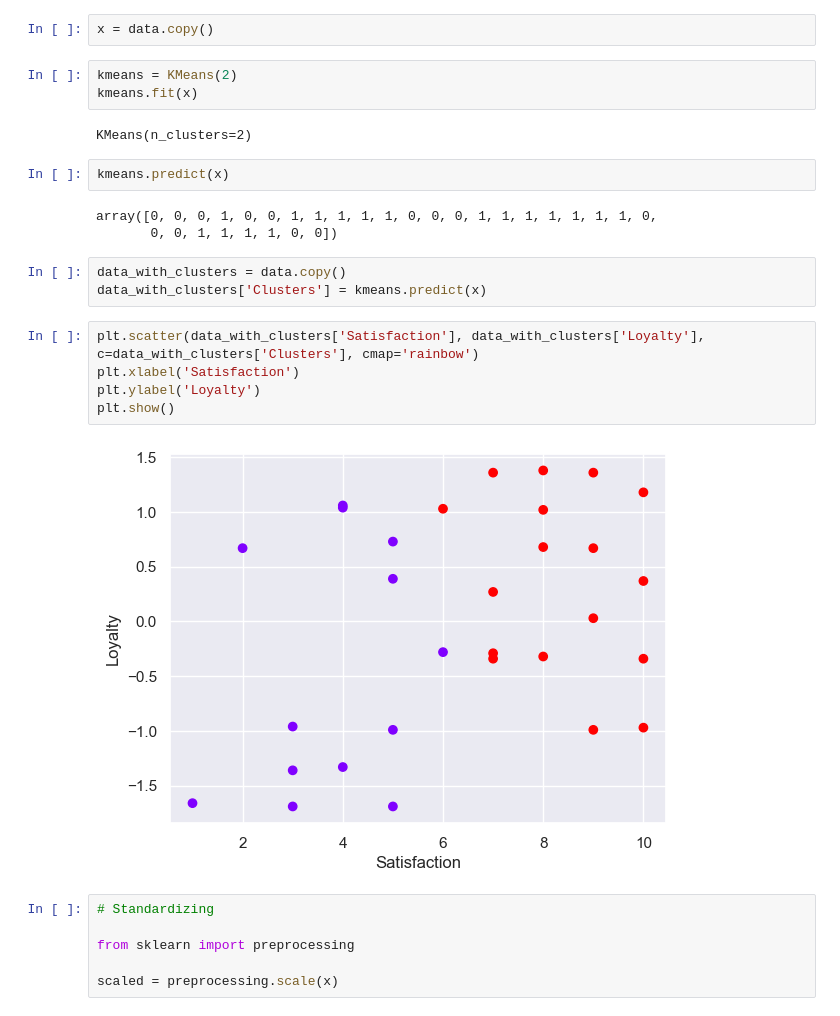
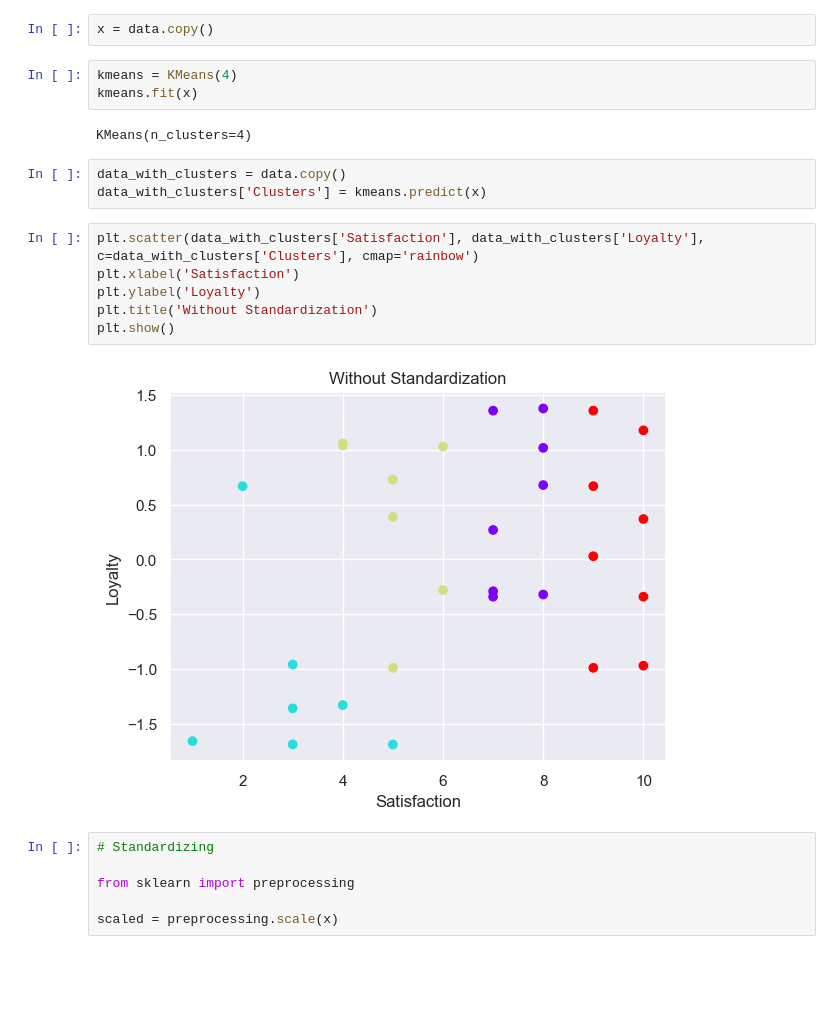
Before and after one commit to aman-mishra-02/Data-Science, a Jupyter notebook: Cluster Analysis/Market-segmentation-example.ipynb, the cells around one changed output. Saved outputs shown, nothing was run; the diff lists cells and outputs as text; blank space fills up the shorter version.

```diff
--- a/Cluster Analysis/Market-segmentation-example.ipynb
+++ b/Cluster Analysis/Market-segmentation-example.ipynb
@@ -27,25 +27,21 @@ Text(0, 0.5, 'Loyalty')
 # %%
 x = data.copy()
 # %%
-kmeans = KMeans(2)
+kmeans = KMeans(4)
 kmeans.fit(x)
 # %% [output]
-KMeans(n_clusters=2)
+KMeans(n_clusters=4)
-# %%
-kmeans.predict(x)
-# %% [output]
-array([0, 0, 0, 1, 0, 0, 1, 1, 1, 1, 1, 0, 0, 0, 1, 1, 1, 1, 1, 1, 1, 0,
-       0, 0, 1, 1, 1, 1, 0, 0])
 # %%
 data_with_clusters = data.copy()
 data_with_clusters['Clusters'] = kmeans.predict(x)
 # %%
 plt.scatter(data_with_clusters['Satisfaction'], data_with_clusters['Loyalty'], c=data_with_clusters['Clusters'], cmap='rainbow')
 plt.xlabel('Satisfaction')
 plt.ylabel('Loyalty')
+plt.title('Without Standardization')
 plt.show()
 # %% [output]
-[figure, old version]
+[figure, new version]
 # %%
 # Standardizing
 
```
Also changed, not shown: parts of 1 cell of this notebook, 1 other file.
